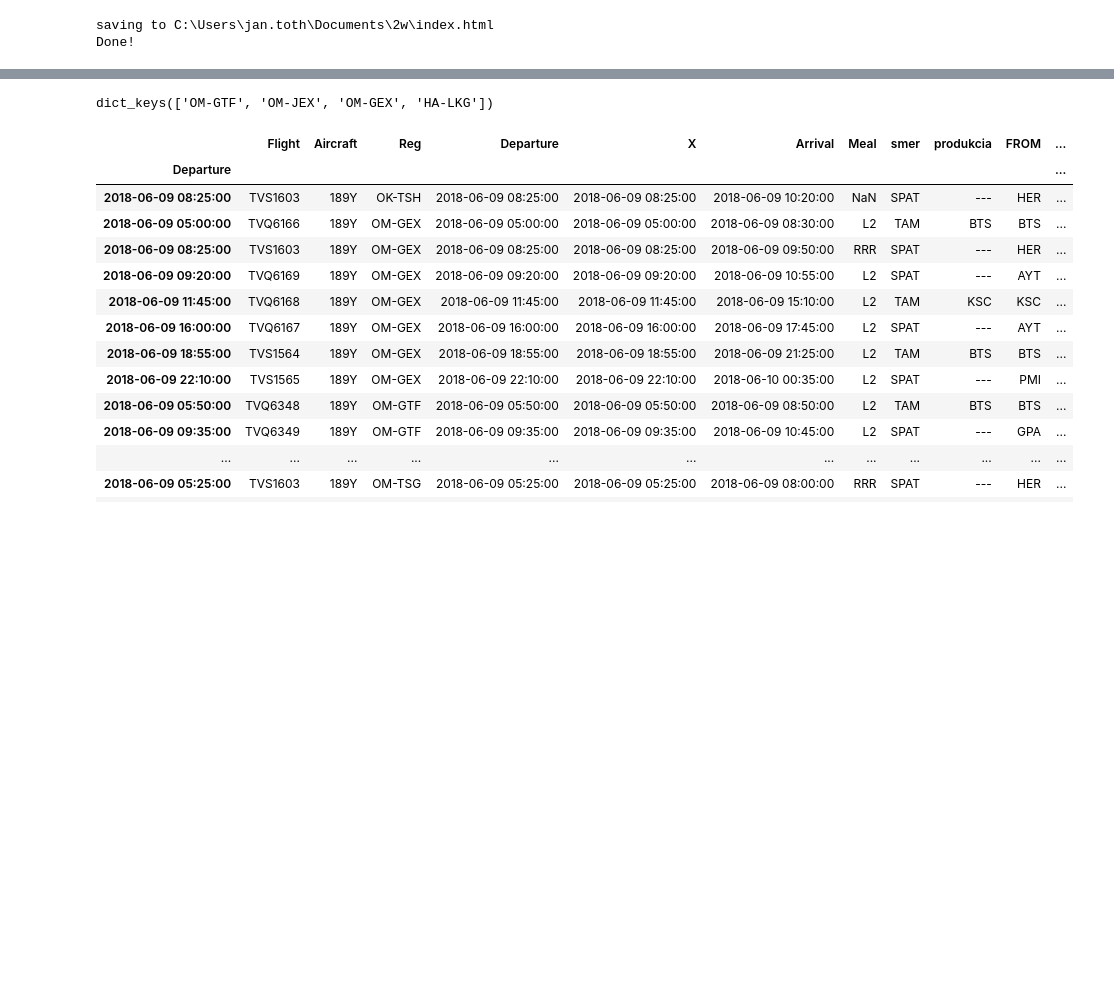
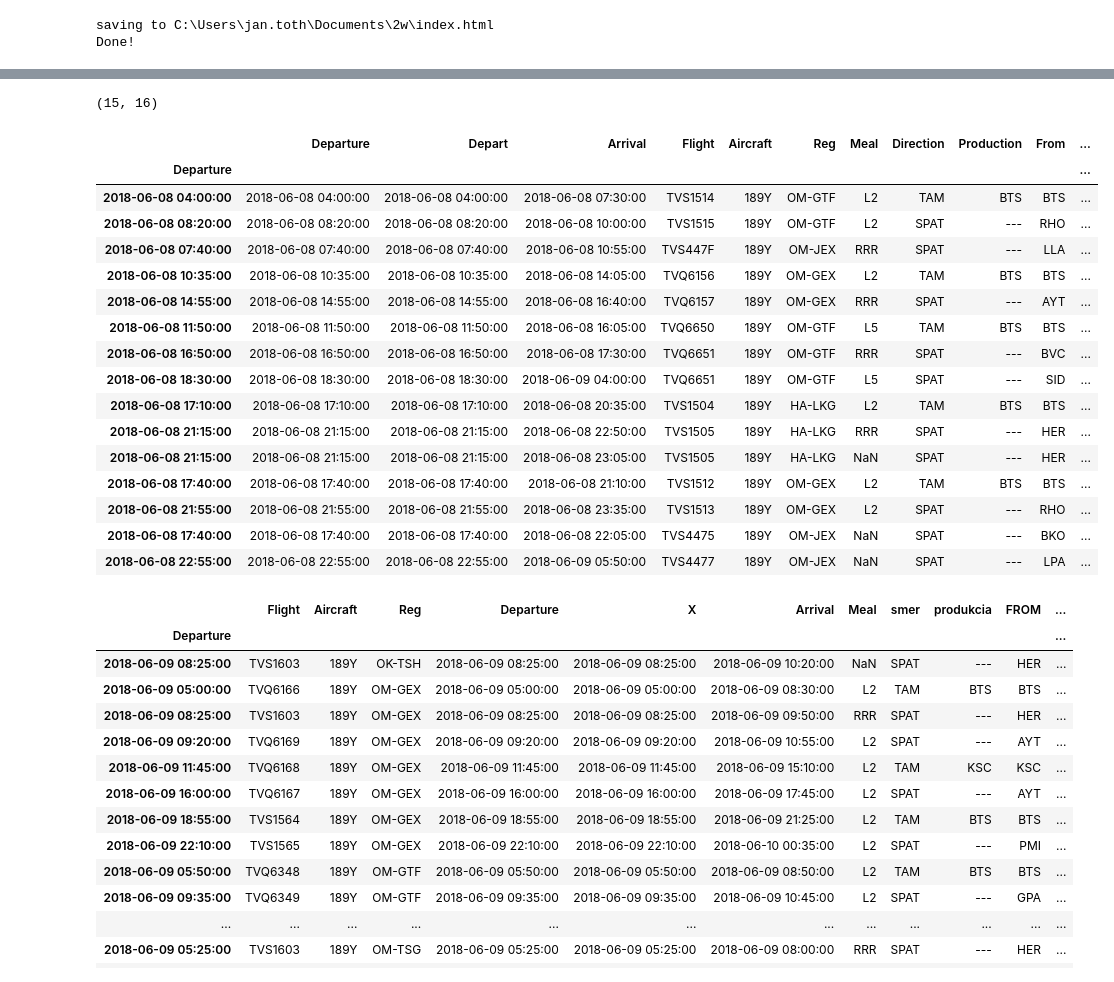
Before and after one commit to xjantoth/flights, a Jupyter notebook: worker.ipynb, the cells around one changed output, grey strips where cells are left out. Saved outputs shown, nothing was run; the diff lists cells and outputs as text; code cells hidden in the pictures; blank space fills up the shorter version.

```diff
--- a/worker.ipynb
+++ b/worker.ipynb
@@ -273,7 +253,28 @@ tables['']
+# %%
+
+dataframe.loc['2018-06-08'].shape
+# %% [output]
+(15, 16)
 # %%
-aggrx['2018-06-08'].keys()
+dataframe.loc['2018-06-08']
 # %% [output]
-dict_keys(['OM-GTF', 'OM-JEX', 'OM-GEX', 'HA-LKG'])
+|  | Departure | Depart | Arrival | Flight | Aircraft | Reg | Meal | Direction | Production | From | ... |
+| Departure |  |  |  |  |  |  |  |  |  |  | ... |
+| 2018-06-08 04:00:00 | 2018-06-08 04:00:00 | 2018-06-08 04:00:00 | 2018-06-08 07:30:00 | TVS1514 | 189Y | OM-GTF | L2 | TAM | BTS | BTS | ... |
+| 2018-06-08 08:20:00 | 2018-06-08 08:20:00 | 2018-06-08 08:20:00 | 2018-06-08 10:00:00 | TVS1515 | 189Y | OM-GTF | L2 | SPAT | --- | RHO | ... |
+| 2018-06-08 07:40:00 | 2018-06-08 07:40:00 | 2018-06-08 07:40:00 | 2018-06-08 10:55:00 | TVS447F | 189Y | OM-JEX | RRR | SPAT | --- | LLA | ... |
+| 2018-06-08 10:35:00 | 2018-06-08 10:35:00 | 2018-06-08 10:35:00 | 2018-06-08 14:05:00 | TVQ6156 | 189Y | OM-GEX | L2 | TAM | BTS | BTS | ... |
+| 2018-06-08 14:55:00 | 2018-06-08 14:55:00 | 2018-06-08 14:55:00 | 2018-06-08 16:40:00 | TVQ6157 | 189Y | OM-GEX | RRR | SPAT | --- | AYT | ... |
+| 2018-06-08 11:50:00 | 2018-06-08 11:50:00 | 2018-06-08 11:50:00 | 2018-06-08 16:05:00 | TVQ6650 | 189Y | OM-GTF | L5 | TAM | BTS | BTS | ... |
+| 2018-06-08 16:50:00 | 2018-06-08 16:50:00 | 2018-06-08 16:50:00 | 2018-06-08 17:30:00 | TVQ6651 | 189Y | OM-GTF | RRR | SPAT | --- | BVC | ... |
+| 2018-06-08 18:30:00 | 2018-06-08 18:30:00 | 2018-06-08 18:30:00 | 2018-06-09 04:00:00 | TVQ6651 | 189Y | OM-GTF | L5 | SPAT | --- | SID | ... |
+| 2018-06-08 17:10:00 | 2018-06-08 17:10:00 | 2018-06-08 17:10:00 | 2018-06-08 20:35:00 | TVS1504 | 189Y | HA-LKG | L2 | TAM | BTS | BTS | ... |
+| 2018-06-08 21:15:00 | 2018-06-08 21:15:00 | 2018-06-08 21:15:00 | 2018-06-08 22:50:00 | TVS1505 | 189Y | HA-LKG | RRR | SPAT | --- | HER | ... |
+| 2018-06-08 21:15:00 | 2018-06-08 21:15:00 | 2018-06-08 21:15:00 | 2018-06-08 23:05:00 | TVS1505 | 189Y | HA-LKG | NaN | SPAT | --- | HER | ... |
+| 2018-06-08 17:40:00 | 2018-06-08 17:40:00 | 2018-06-08 17:40:00 | 2018-06-08 21:10:00 | TVS1512 | 189Y | OM-GEX | L2 | TAM | BTS | BTS | ... |
+| 2018-06-08 21:55:00 | 2018-06-08 21:55:00 | 2018-06-08 21:55:00 | 2018-06-08 23:35:00 | TVS1513 | 189Y | OM-GEX | L2 | SPAT | --- | RHO | ... |
+| 2018-06-08 17:40:00 | 2018-06-08 17:40:00 | 2018-06-08 17:40:00 | 2018-06-08 22:05:00 | TVS4475 | 189Y | OM-JEX | NaN | SPAT | --- | BKO | ... |
+| 2018-06-08 22:55:00 | 2018-06-08 22:55:00 | 2018-06-08 22:55:00 | 2018-06-09 05:50:00 | TVS4477 | 189Y | OM-JEX | NaN | SPAT | --- | LPA | ... |
 # %%
 listx_dataframe['2018-06-09'].iloc[:, : 14]
 # %% [output]
```
Also changed, not shown: parts of 1 cell of this notebook, 1 other file.
